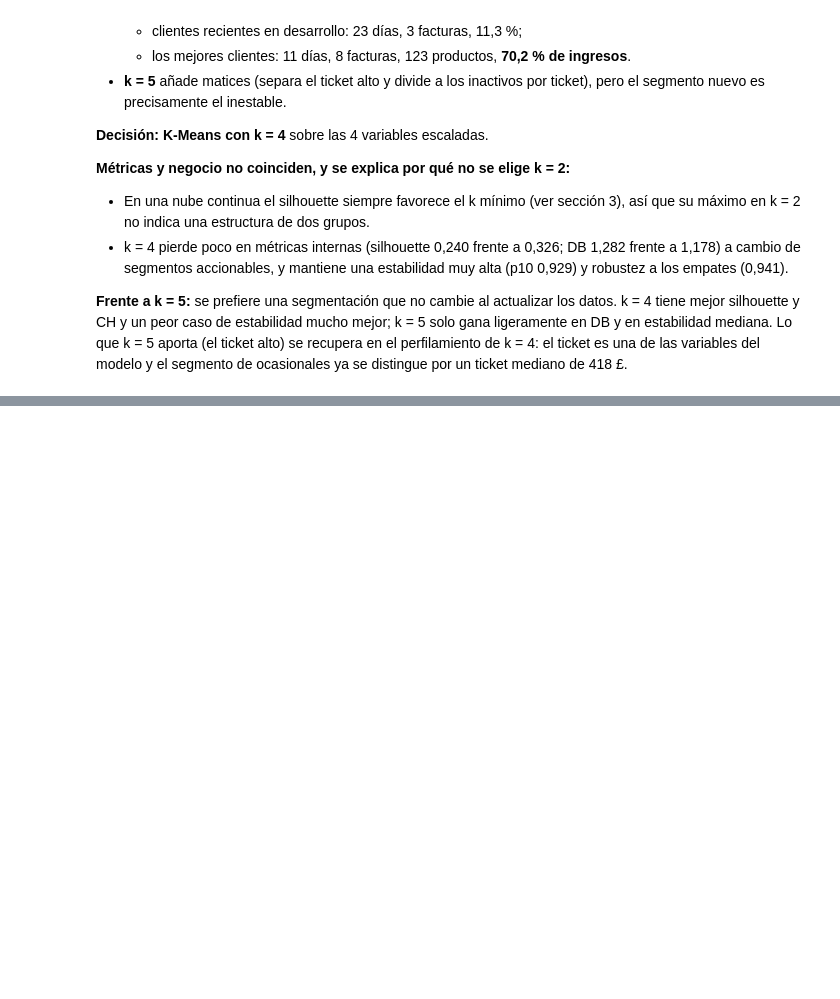
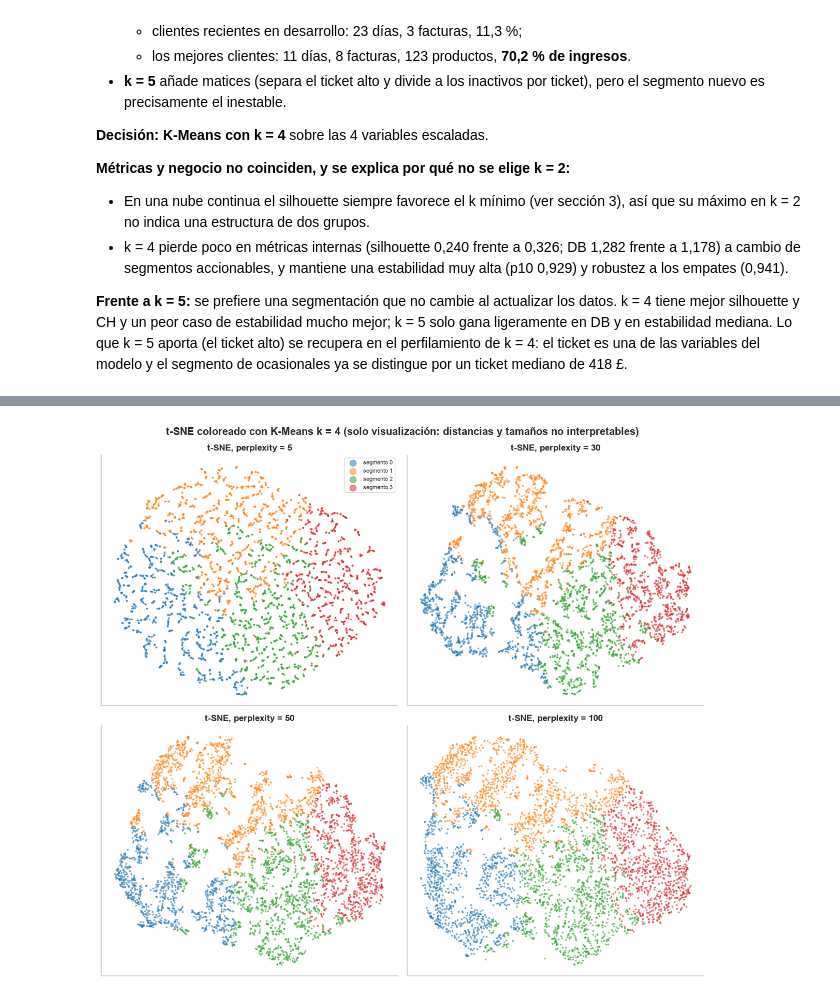
Before and after one commit to Andres766/proeyecto-mineria-de-datos, a Jupyter notebook: notebooks/03_modelado.ipynb, the cells around one changed output, grey strips where cells are left out. Drawn from its saved outputs; the diff is of its cells as text; code cells hidden in the pictures; blank space fills up the shorter version.

Commit message:
Añade t-SNE con advertencias, artefactos del modelo final y conclusiones

```diff
--- a/notebooks/03_modelado.ipynb
+++ b/notebooks/03_modelado.ipynb
@@ -772,0 +781,24 @@ K_FINAL = 4   # decisión justificada en el texto anterior: K-Means con 4 segmen
+# %%
+# Misma numeración que el modelo final: segmentos ordenados de menor a mayor mediana de gasto.
+base_tmp = particiones[f"K-Means k={K_FINAL}"]
+rango_valor = clientes.groupby(base_tmp)["monetary"].median().rank(method="first").astype(int) - 1
+etiq_final_tmp = rango_valor.loc[base_tmp].to_numpy()
+PERPLEXITIES = [5, 30, 50, 100]
+coords_tsne = {p: calcular_tsne(Z, p) for p in PERPLEXITIES}
+
+fig, axes = plt.subplots(2, 2, figsize=(12, 11))
+paleta = sns.color_palette("tab10", K_FINAL)
+for ax, p in zip(axes.flat, PERPLEXITIES):
+    for c in range(K_FINAL):
+        m = etiq_final_tmp == c
+        ax.scatter(coords_tsne[p][m, 0], coords_tsne[p][m, 1], s=3, alpha=0.5, color=paleta[c], label=f"segmento {c}")
+    ax.set_title(f"t-SNE, perplexity = {p}")
+    ax.set_xticks([])
+    ax.set_yticks([])
+axes[0, 0].legend(markerscale=5, fontsize=8)
+fig.suptitle(f"t-SNE coloreado con K-Means k = {K_FINAL} (solo visualización: distancias y tamaños no interpretables)", fontweight="bold")
+fig.tight_layout()
+guardar_figura(fig, "03_tsne_perplexities")
+plt.show()
+# %% [output]
+[figure, added]
```
Also changed, not shown: parts of 8 cells of this notebook.
